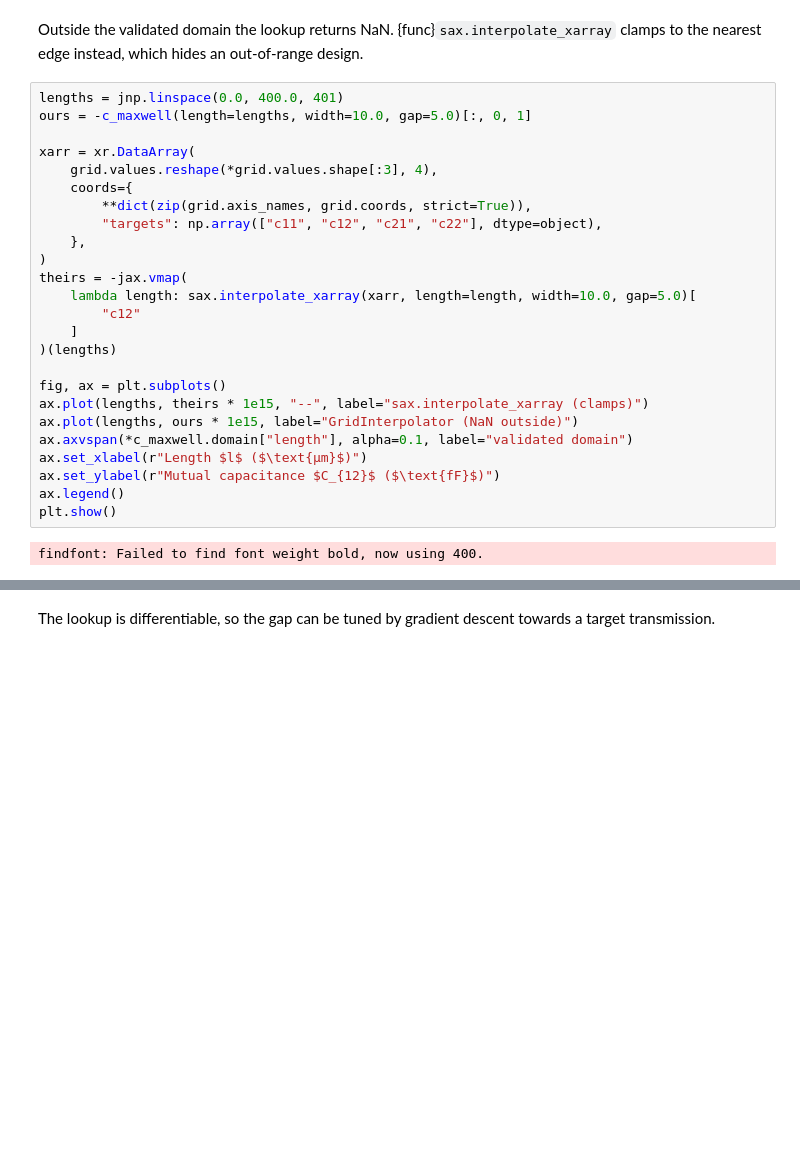
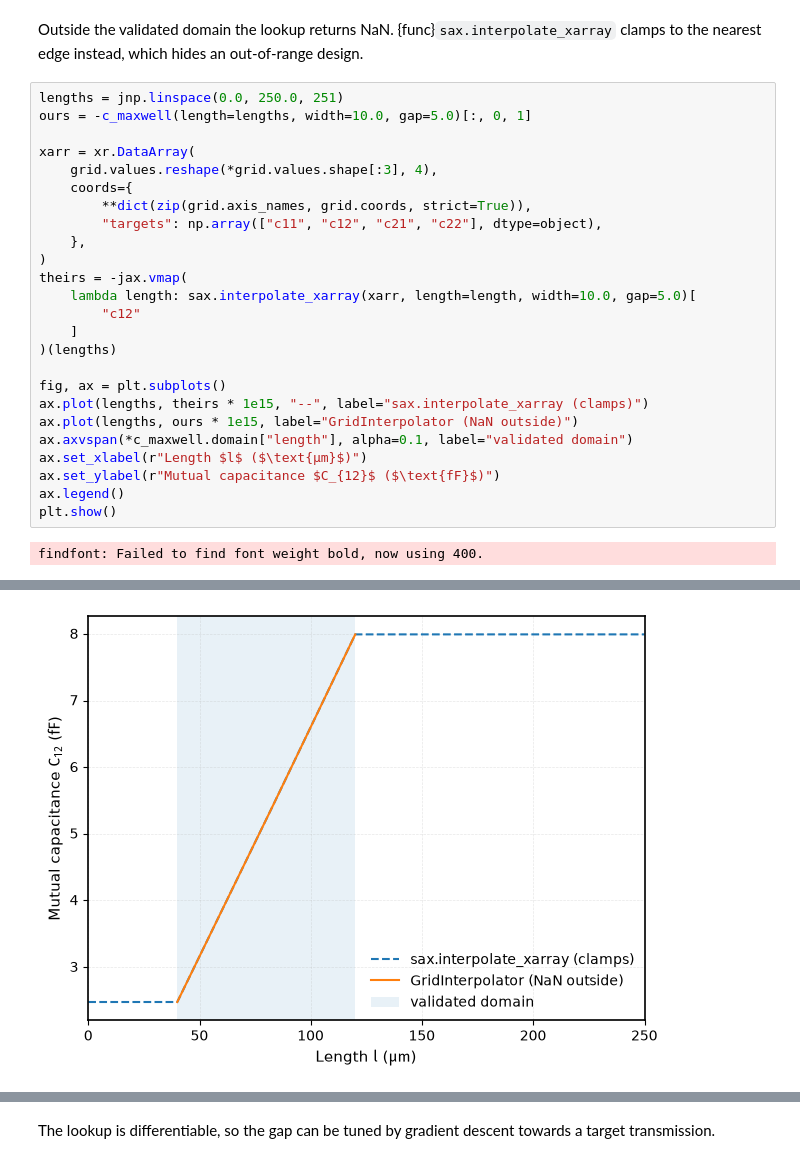
Before and after one commit to gdsfactory/quantum-rf-pdk, a Jupyter notebook: notebooks/fem_dataset_lookup.ipynb, the cells around one changed output, grey strips where cells are left out. Drawn from its saved outputs; the diff is of its cells as text; blank space fills up the shorter version.

```diff
--- a/notebooks/fem_dataset_lookup.ipynb
+++ b/notebooks/fem_dataset_lookup.ipynb
@@ -362,7 +396,7 @@ check_maxwell(C)  # raises NonPhysicalMatrixError if C is not physical
 Outside the validated domain the lookup returns NaN. {func}`sax.interpolate_xarray`
 clamps to the nearest edge instead, which hides an out-of-range design.
 # %%
-lengths = jnp.linspace(0.0, 400.0, 401)
+lengths = jnp.linspace(0.0, 250.0, 251)
 ours = -c_maxwell(length=lengths, width=10.0, gap=5.0)[:, 0, 1]
 
 xarr = xr.DataArray(
@@ -392,3 +425,4 @@ findfont: Failed to find font weight bold, now using 400.
+[figure, added]
 # %% [markdown]
 ## Replace an explicit capacitance in a SAX model
 
```
Also changed, not shown: parts of 25 cells of this notebook, 1 other file.
